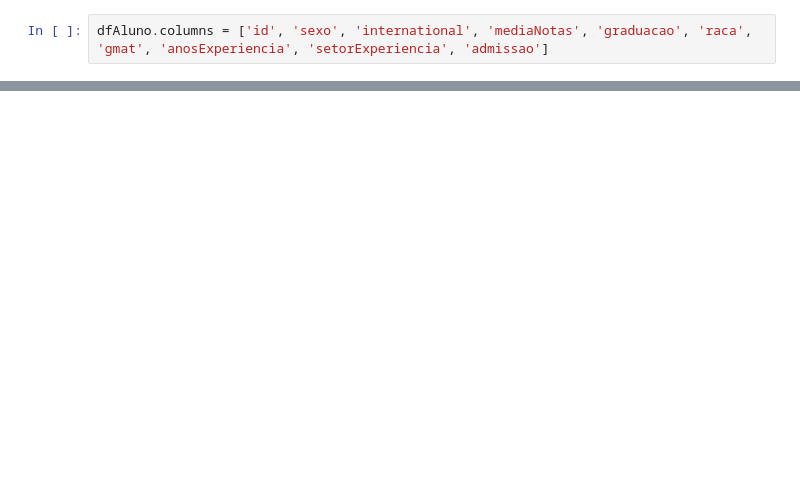
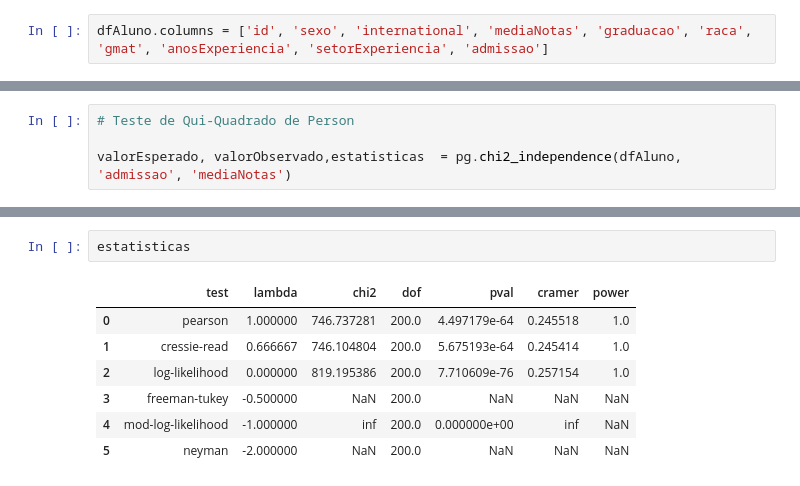
Before and after one commit to MatheusGustavoo/MBA-Success-Tree, a Jupyter notebook: classificacao.ipynb, the cells around one changed output, grey strips where cells are left out. Cells and saved outputs as stored; diff of their text form; blank space fills up the shorter version.

```diff
--- a/classificacao.ipynb
+++ b/classificacao.ipynb
@@ -65,0 +181,4 @@ dfAluno.head(10)
+# %%
+# Teste de Qui-Quadrado de Person
+
+valorEsperado, valorObservado,estatisticas  = pg.chi2_independence(dfAluno, 'admissao', 'mediaNotas')
@@ -65,0 +199,10 @@ dfAluno.head(10)
+# %%
+estatisticas
+# %% [output]
+|  | test | lambda | chi2 | dof | pval | cramer | power |
+| 0 | pearson | 1.000000 | 746.737281 | 200.0 | 4.497179e-64 | 0.245518 | 1.0 |
+| 1 | cressie-read | 0.666667 | 746.104804 | 200.0 | 5.675193e-64 | 0.245414 | 1.0 |
+| 2 | log-likelihood | 0.000000 | 819.195386 | 200.0 | 7.710609e-76 | 0.257154 | 1.0 |
+| 3 | freeman-tukey | -0.500000 | NaN | 200.0 | NaN | NaN | NaN |
+| 4 | mod-log-likelihood | -1.000000 | inf | 200.0 | 0.000000e+00 | inf | NaN |
+| 5 | neyman | -2.000000 | NaN | 200.0 | NaN | NaN | NaN |
```
Also changed, not shown: parts of 36 cells of this notebook.
